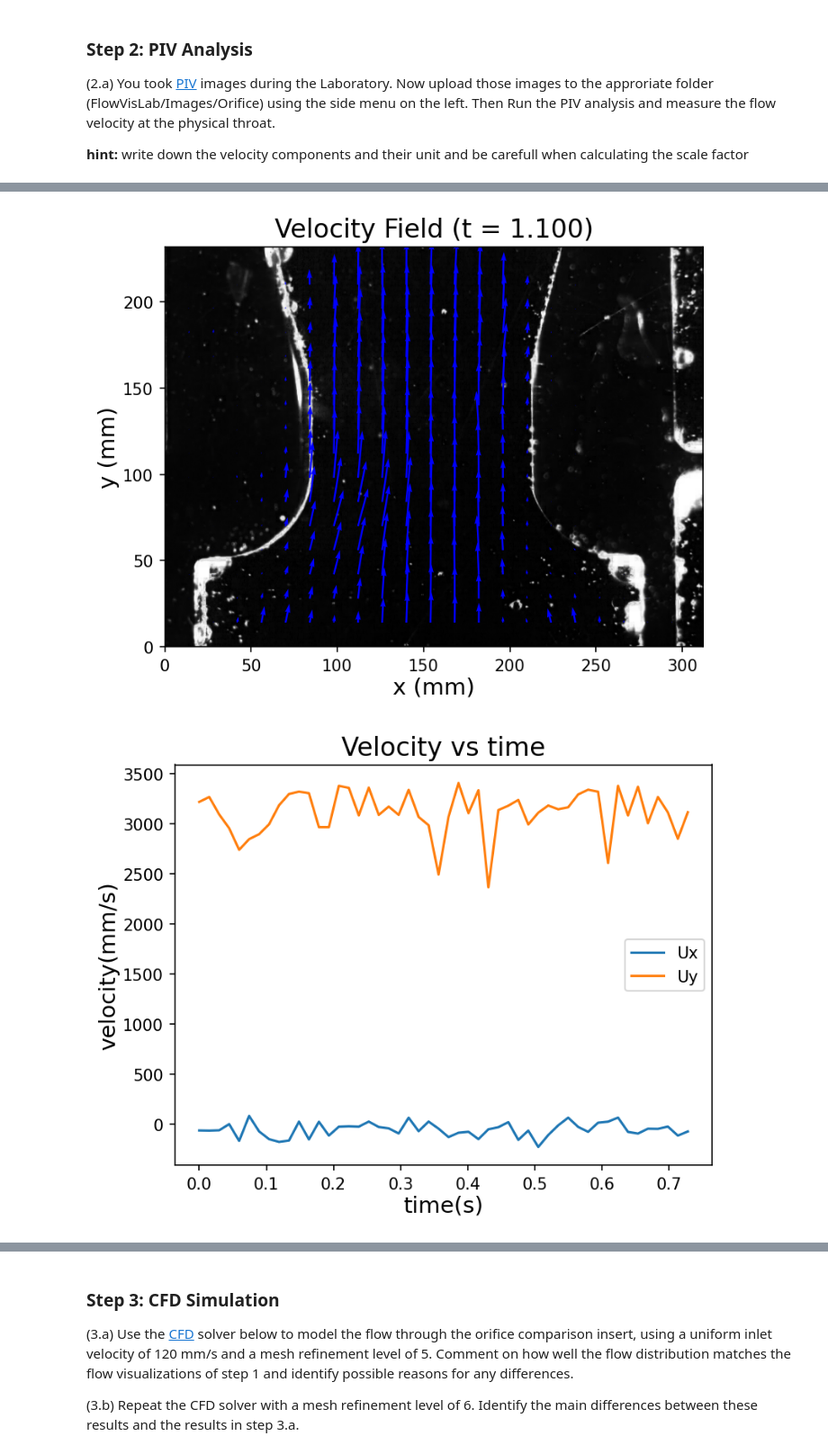
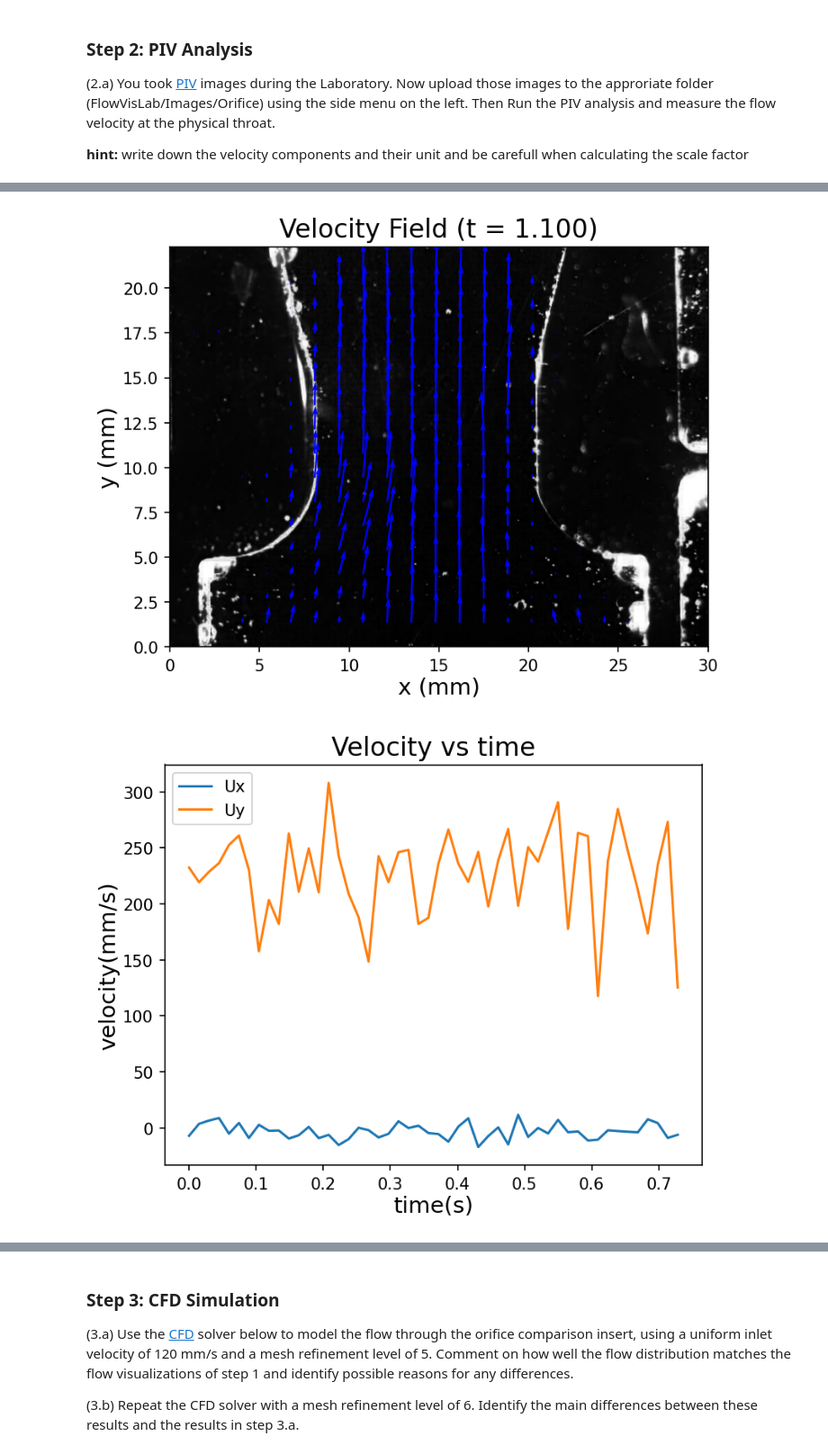
Before and after one commit to nelonmelons/ESC190, a Jupyter notebook: FlowVisLabForm_2024.ipynb, the cells around one changed output, grey strips where cells are left out. Shown at 90% size. Saved outputs shown, nothing was run; the diff lists cells and outputs as text; code cells hidden in the pictures.

```diff
--- a/FlowVisLabForm_2024.ipynb
+++ b/FlowVisLabForm_2024.ipynb
@@ -174,7 +171,7 @@ region = "Orifice"
 window_size = 70 #@param {type:"integer"}
 overlap = 35 #@param {type:"integer"}
 search_area = 90 #@param {type:"integer"}
-scale = 2.5 #@param {type:"number"}
+scale = 26 #@param {type:"number"}
 background_removal = "on" #@param ["on", "off"]
 bad_vector_replacement = "on" #@param ["on", "off"]
 gif_animation = "On" #@param ["On", "Off"]
@@ -268,4 +265,4 @@ ax.set_title(f'Velocity Field (t = {time:.3f})', size=16)
 ax.set_xlabel('x (mm)', size=14, labelpad=2)
 _ = ax.set_ylabel('y (mm)', size=14, labelpad=2)
 # %% [output]
-[figure, old version]
+[figure, new version]
@@ -317,35 +269,35 @@ print(f"{'='*60}\n")
 # %%
 # form inputs
 # @title Plot velocity vs time at a specific point: {"run":"auto","vertical-output":true,"display-mode":"form"}
-x_position = 150 #@param {type:"integer"}
-y_position = 100 #@param {type:"integer"}
+x_position = 10 #@param {type:"integer"}
+y_position = 15 #@param {type:"integer"}
 #@markdown Notes:
 
 #@markdown x_position and y_position are the x and y coordinates of the desired point in mm.
 
 from openpiv import tools
 import glob
 
 results = sorted(glob.glob(f'/content/FlowVisLab/Images/{region}/Analysis/frame*.dat'))
 x, y, *_ = tools.read_data(results[0])
 idx = np.abs(x[1,:] - x_position).argmin()
 idy = np.abs(y[:,1] - y_position).argmin()
 u1 = []
 v1 = []
 for i in range(len(results)):
     x, y, u, v, mask = tools.read_data(results[i])
     u1.append(u[idy,idx])
     v1.append(v[idy,idx])
 
 dt = 0.01486
 time = np.arange(0,len(results))*dt
 fig, ax = plt.subplots()
 l1, = ax.plot(time, u1)
 l2, = ax.plot(time, v1)
 ax.set_title('Velocity vs time', size=16)
 ax.legend((l1, l2), ('Ux', 'Uy'))
 plt.xlabel('time(s)', size=14, labelpad=2)
 grabtext = plt.ylabel('velocity(mm/s)', size=14, labelpad=2)
 # plt.tight_layout()
 # %% [output]
-[figure, old version]
+[figure, new version]
```
Also changed, not shown: parts of 40 cells of this notebook.
